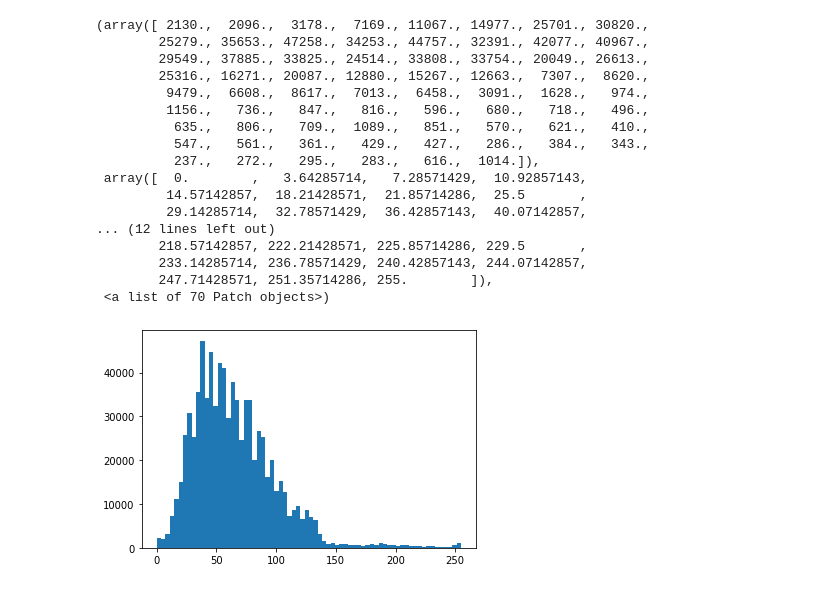
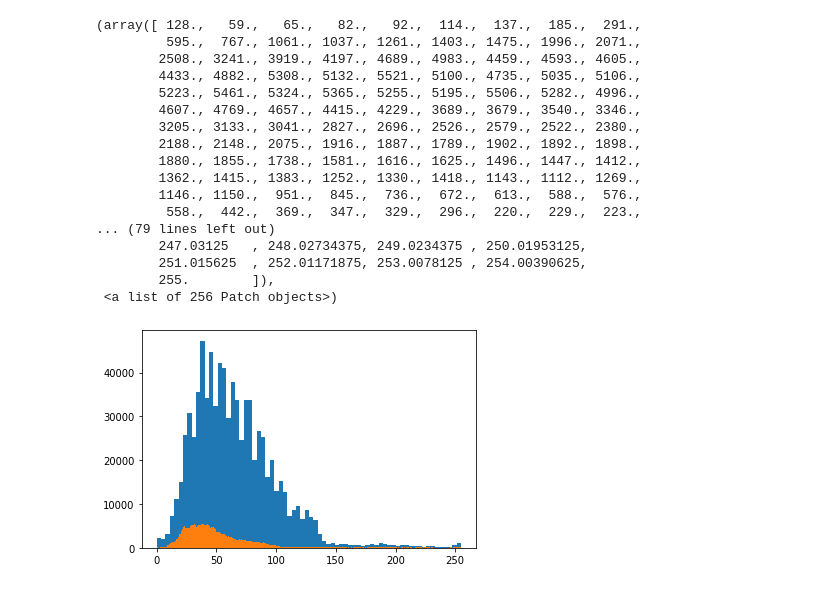
Before and after one commit to leila-orouji/Tutorial-Machine-Learning, a Jupyter notebook: image_processing.ipynb, the cells around one changed output. Cells and saved outputs as stored; diff of their text form; code cells hidden in the pictures.

Commit message:
Fundamental and applications of image processing

```diff
--- a/image_processing.ipynb
+++ b/image_processing.ipynb
@@ -28,0 +63,13 @@ plt.show()
+# %%
+# Using NumPy for images : Flipping , Extract and analyze features (histogram)
+import numpy as np
+
+# Loading the image using Matplotlib
+# madrid_image = plt.imread('/madrid.jpeg')
+
+
+# Accessing the shape/size/type of the image
+rockt_image = data.rocket();
+rockt_image.shape
+rockt_image.size
+type(rockt_image)
@@ -29,23 +89,28 @@ plt.show()
 # %%
 # Applications of histogram:
 # analysis, thresholding, brightness and contrast, equalize an image
 plt.hist(rockt_image.ravel(), bins=70)
+
+# Red color of the image
+red = rockt_image[:, :, 0]
+# Obtain the red histogram
+plt.hist(red.ravel(), bins=256)
 # %% [output]
-(array([ 2130.,  2096.,  3178.,  7169., 11067., 14977., 25701., 30820.,
-        25279., 35653., 47258., 34253., 44757., 32391., 42077., 40967.,
-        29549., 37885., 33825., 24514., 33808., 33754., 20049., 26613.,
-        25316., 16271., 20087., 12880., 15267., 12663.,  7307.,  8620.,
-         9479.,  6608.,  8617.,  7013.,  6458.,  3091.,  1628.,   974.,
-         1156.,   736.,   847.,   816.,   596.,   680.,   718.,   496.,
-          635.,   806.,   709.,  1089.,   851.,   570.,   621.,   410.,
-          547.,   561.,   361.,   429.,   427.,   286.,   384.,   343.,
-          237.,   272.,   295.,   283.,   616.,  1014.]),
- array([  0.        ,   3.64285714,   7.28571429,  10.92857143,
-         14.57142857,  18.21428571,  21.85714286,  25.5       ,
-         29.14285714,  32.78571429,  36.42857143,  40.07142857,
-... (12 lines left out)
-        218.57142857, 222.21428571, 225.85714286, 229.5       ,
-        233.14285714, 236.78571429, 240.42857143, 244.07142857,
-        247.71428571, 251.35714286, 255.        ]),
- <a list of 70 Patch objects>)
+(array([ 128.,   59.,   65.,   82.,   92.,  114.,  137.,  185.,  291.,
+         595.,  767., 1061., 1037., 1261., 1403., 1475., 1996., 2071.,
+        2508., 3241., 3919., 4197., 4689., 4983., 4459., 4593., 4605.,
+        4433., 4882., 5308., 5132., 5521., 5100., 4735., 5035., 5106.,
+        5223., 5461., 5324., 5365., 5255., 5195., 5506., 5282., 4996.,
+        4607., 4769., 4657., 4415., 4229., 3689., 3679., 3540., 3346.,
+        3205., 3133., 3041., 2827., 2696., 2526., 2579., 2522., 2380.,
+        2188., 2148., 2075., 1916., 1887., 1789., 1902., 1892., 1898.,
+        1880., 1855., 1738., 1581., 1616., 1625., 1496., 1447., 1412.,
+        1362., 1415., 1383., 1252., 1330., 1418., 1143., 1112., 1269.,
+        1146., 1150.,  951.,  845.,  736.,  672.,  613.,  588.,  576.,
+         558.,  442.,  369.,  347.,  329.,  296.,  220.,  229.,  223.,
+... (79 lines left out)
+        247.03125   , 248.02734375, 249.0234375 , 250.01953125,
+        251.015625  , 252.01171875, 253.0078125 , 254.00390625,
+        255.        ]),
+ <a list of 256 Patch objects>)
-[figure, old version]
+[figure, new version]
```
Also changed, not shown: parts of 9 cells of this notebook.
